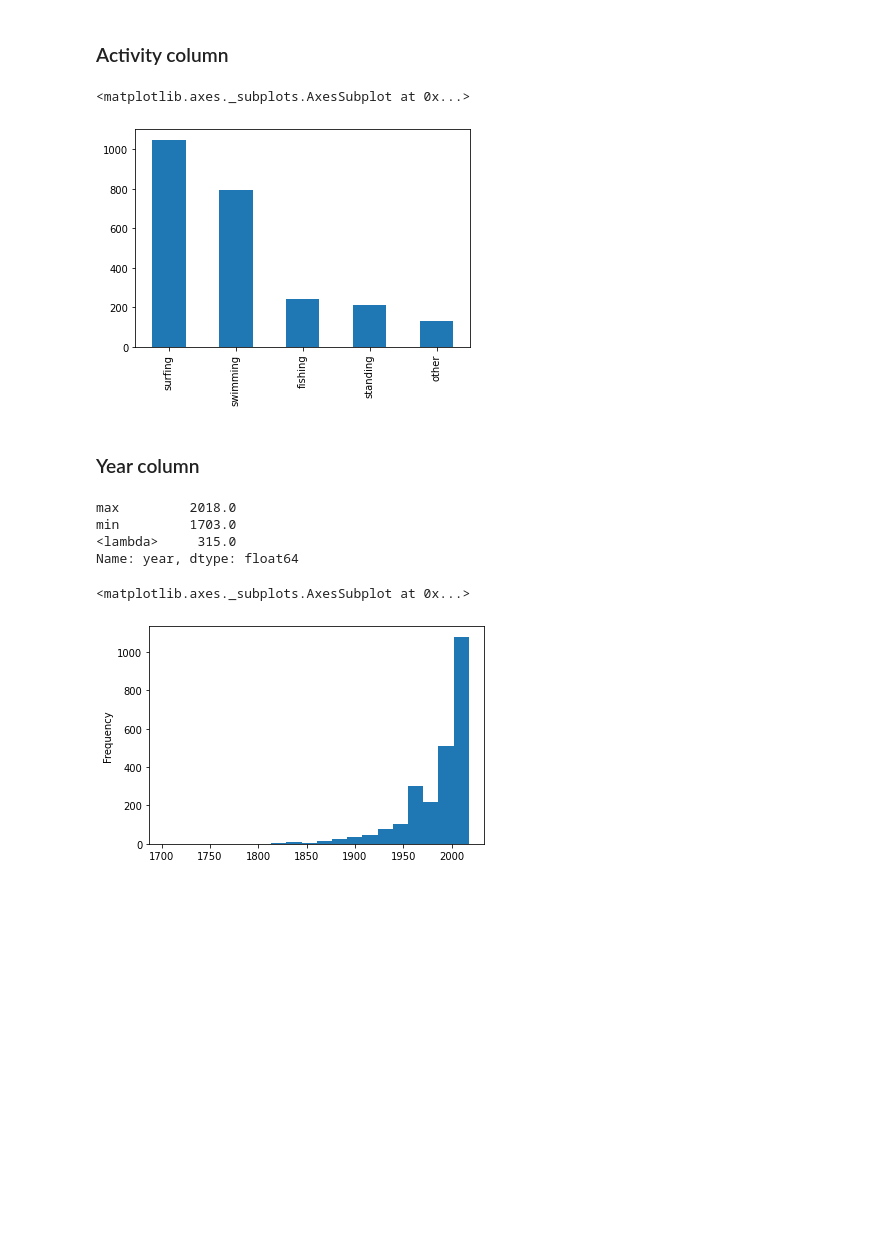
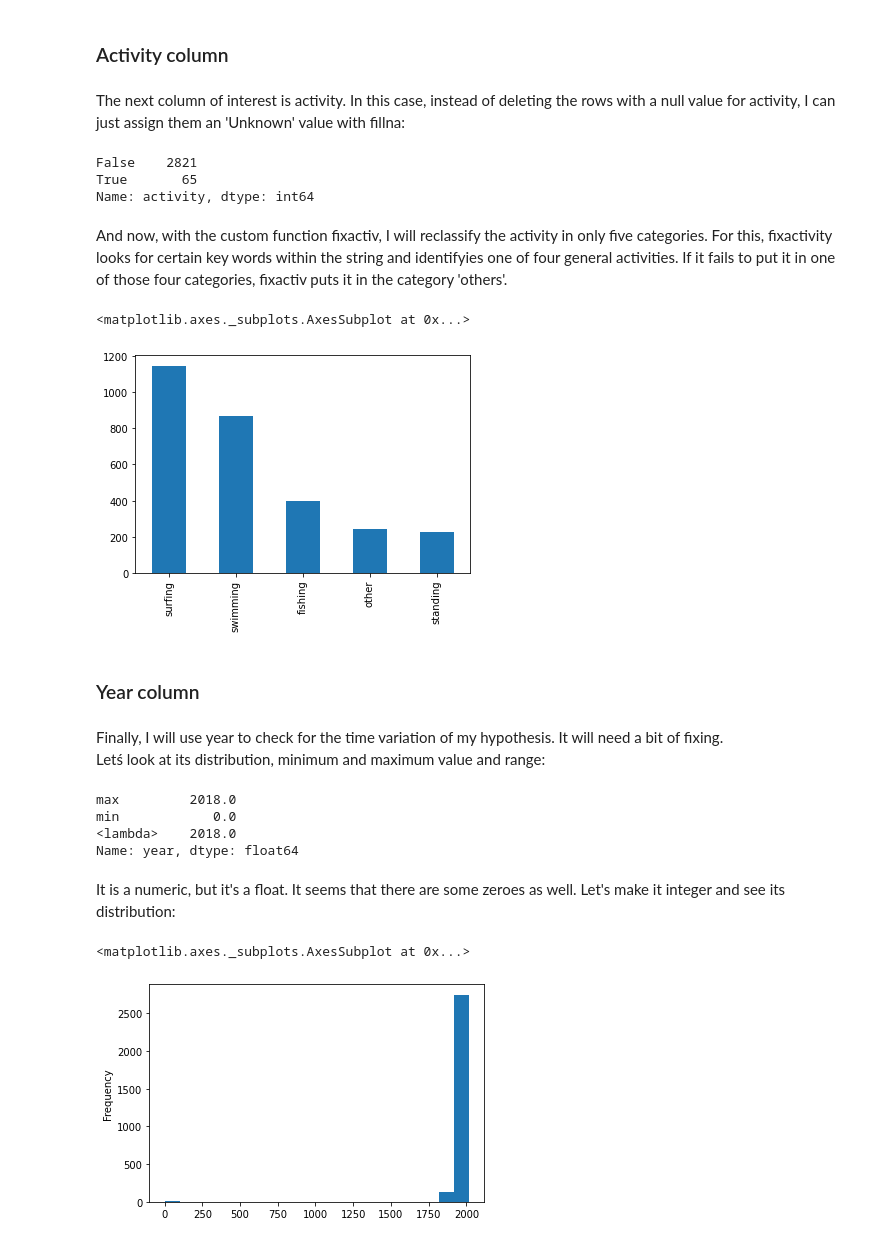
Before and after one commit to DavidCarricondo/data-cleaning-pandas, a Jupyter notebook: Cleaning.ipynb, the cells around one changed output. Saved outputs shown, nothing was run; the diff lists cells and outputs as text; code cells hidden in the pictures; blank space fills up the shorter version.

Commit message:
Almost there

```diff
--- a/Cleaning.ipynb
+++ b/Cleaning.ipynb
@@ -304,7 +277,7 @@ df_unpr.loc[(df_unpr.fatal == ' N')|(df_unpr.fatal =='M'), 'fatal'] = 'N'
 # %%
-df_unpr = df_unpr[~((df_unpr.fatal=='UNKNOWN')|(df_unpr.fatal =='2017'))]
+df_trim = df_trim[~((df_trim.fatal=='UNKNOWN')|(df_trim.fatal =='2017'))]
 
-df_unpr.fatal.value_counts()
+df_trim.fatal.value_counts()
 # %% [output]
 N    2261
 Y     481
@@ -312,9 +285,9 @@ Name: fatal, dtype: int64
 # %% [markdown]
 To aid plot creation, I will create two more dummy variables, fy(fatal yes) and fn(fatal no)
 # %%
-df_unpr['fy'] = np.where(df_unpr.fatal == 'Y', 1, 0)
-df_unpr['fn'] = np.where(df_unpr.fatal == 'N', 1, 0)
-df_unpr[['fy', 'fn']]
+df_trim['fy'] = np.where(df_trim.fatal == 'Y', 1, 0)
+df_trim['fn'] = np.where(df_trim.fatal == 'N', 1, 0)
+df_trim[['fy', 'fn']]
 # %% [output]
 |  | fy | fn |
 | 0 | 0 | 1 |
@@ -331,29 +304,41 @@ df_unpr[['fy', 'fn']]
 2886 rows × 2 columns
 # %% [markdown]
 ### Activity column
+# %% [markdown]
+The next column of interest is activity. In this case, instead of deleting the rows with a null value for activity, I can just assign them an 'Unknown' value with fillna:
+# %%
+print(df_trim.activity.isnull().value_counts())
+# %% [output]
+False    2821
+True       65
+Name: activity, dtype: int64
 # %%
-data.activity.isnull().value_counts()
-data['activity'] = data.activity.fillna('Unknown')
+df_trim['activity'] = df_trim.activity.fillna('Unknown')
+# %% [markdown]
+And now, with the custom function fixactiv, I will reclassify the activity in only five categories. For this, fixactivity looks for certain key words within the string and identifyies one of four general activities. If it fails to put it in one of those four categories, fixactiv puts it in the category 'others'.
 # %%
-
-data['activity'] = fn.fixactiv(data.activity)
-data['activity'].value_counts().plot.bar()
+df_trim['activity'] = fn.fixactiv(df_trim.activity)
+df_trim['activity'].value_counts().plot.bar()
 # %% [output]
 <matplotlib.axes._subplots.AxesSubplot at 0x...>
-[figure, old version]
+[figure, new version]
 # %% [markdown]
 ### Year column
+# %% [markdown]
+Finally, I will use year to check for the time variation of my hypothesis. It will need a bit of fixing.<br> Letś look at its distribution, minimum and maximum value and range:
 # %%
-data.year.agg(['max', 'min', lambda x: max(x) - min(x)])
+df_trim.year.agg(['max', 'min', lambda x: max(x) - min(x)])
 # %% [output]
 max         2018.0
-min         1703.0
-<lambda>     315.0
+min            0.0
+<lambda>    2018.0
 Name: year, dtype: float64
+# %% [markdown]
+It is a numeric, but it's a float. It seems that there are some zeroes as well. Let's make it integer and see its distribution:
 # %%
-data['year'] = data.year.apply(int)
-data.year.plot.hist(bins = 20)
+df_trim['year'] = df_trim.year.apply(int)
+df_trim.year.plot.hist(bins = 20)
 # %% [output]
 <matplotlib.axes._subplots.AxesSubplot at 0x...>
-[figure, old version]
+[figure, new version]
 # %%
```
Also changed, not shown: parts of 26 cells of this notebook, 1 other file.
